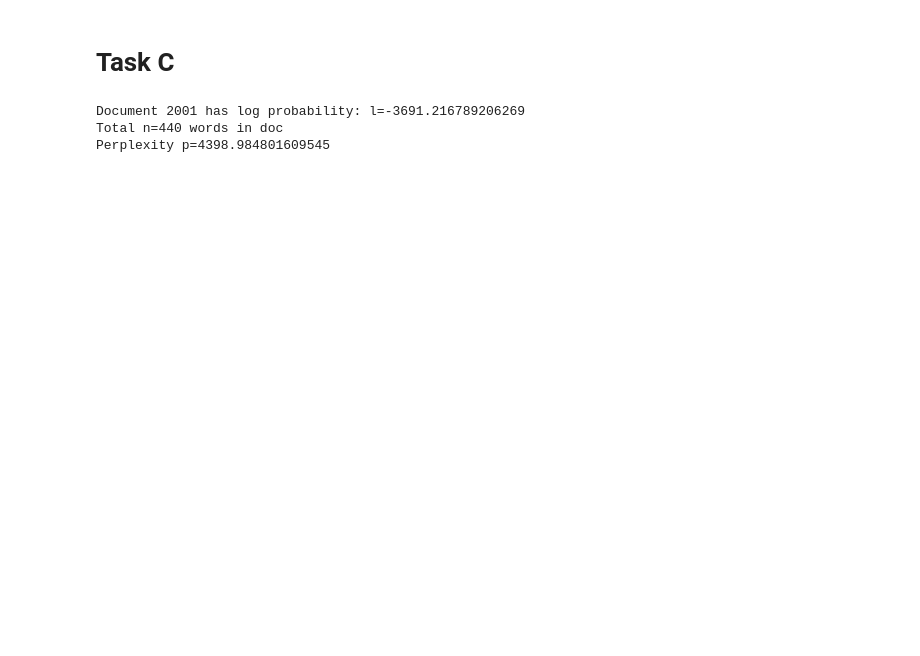
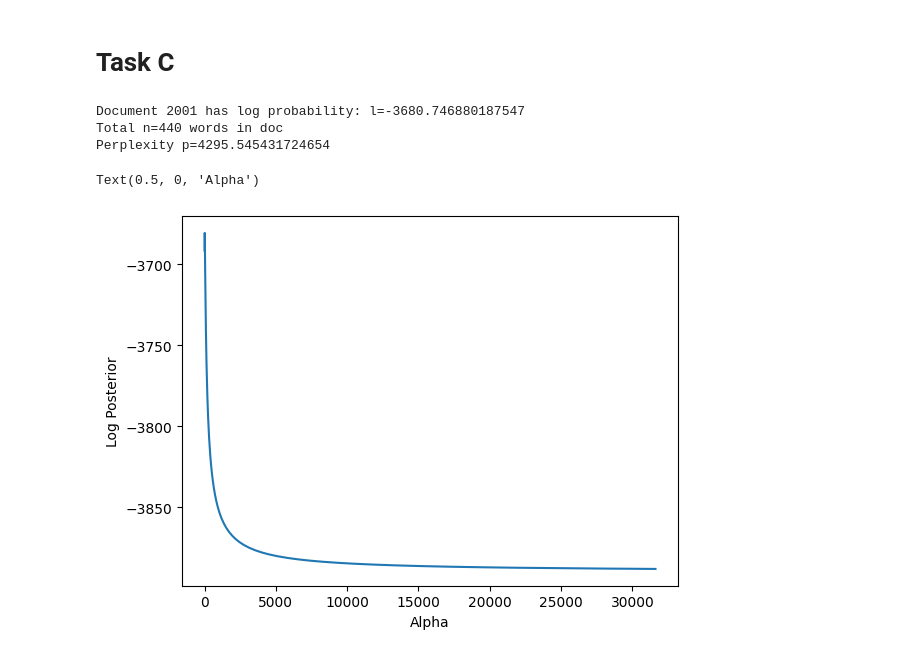
Before and after one commit to JeevanBhoot/probabilistic-ml, a Jupyter notebook: 3/cw3.ipynb, the cells around one changed output. Saved outputs shown, nothing was run; the diff lists cells and outputs as text; code cells hidden in the pictures; blank space fills up the shorter version.

```diff
--- a/3/cw3.ipynb
+++ b/3/cw3.ipynb
@@ -120,17 +126,17 @@ plt.show()
 # Task C
 # %%
 doc_id = 2001
-doc_indices = np.where(B[:, 0] == doc_id)  # get all occurrences of document d in the training data
+doc_indices = np.where(B[:, 0] == doc_id)  # get all occurrences of document d in the test data
 
 doc_word_counts = np.zeros(W)
 
 word_ids = np.array(B[doc_indices, 1])  # unique word id's in document d
-counts = np.array(B[doc_indices, 2])  # counts of words in document d
-doc_word_counts[word_ids-1] += counts  # marry correct ordering
+C_counts = np.array(B[doc_indices, 2])  # counts of words in document d
+doc_word_counts[word_ids-1] += C_counts  # marry correct ordering
 
 n = np.sum(doc_word_counts).astype(int)
 
-log_post_freqs = np.log(posterior_freqs)
+log_post_freqs = np.log(probs)
 log_prob = np.dot(doc_word_counts, log_post_freqs)
 
 perplexity = np.exp(- log_prob / n)
@@ -139,6 +145,25 @@ print("Document {} has log probability: l={}".format(doc_id, log_prob))
 print("Total n={} words in doc".format(n))
 print("Perplexity p={}".format(perplexity))
 # %% [output]
-Document 2001 has log probability: l=-3691.216789206269
+Document 2001 has log probability: l=-3680.746880187547
 Total n=440 words in doc
-Perplexity p=4398.984801609545
+Perplexity p=4295.545431724654
+# %%
+alphas = np.logspace(-6, 4.5, 200)
+log_probs = []
+for alpha in alphas:
+    post_counts = counts + alpha
+    probs = np.true_divide(post_counts, np.sum(post_counts))
+
+    log_post_freqs = np.log(probs)
+    log_probs.append(np.dot(doc_word_counts, log_post_freqs))
+log_probs = np.array(log_probs)
+perplexities = np.exp(-log_probs/n)
+#perplexities.append(np.exp(- log_prob / n))
+
+plt.plot(alphas, log_probs)
+plt.ylabel("Log Posterior")
+plt.xlabel("Alpha")
+# %% [output]
+Text(0.5, 0, 'Alpha')
+[figure, added]
```
Also changed, not shown: parts of 8 cells of this notebook, 9 other files.
